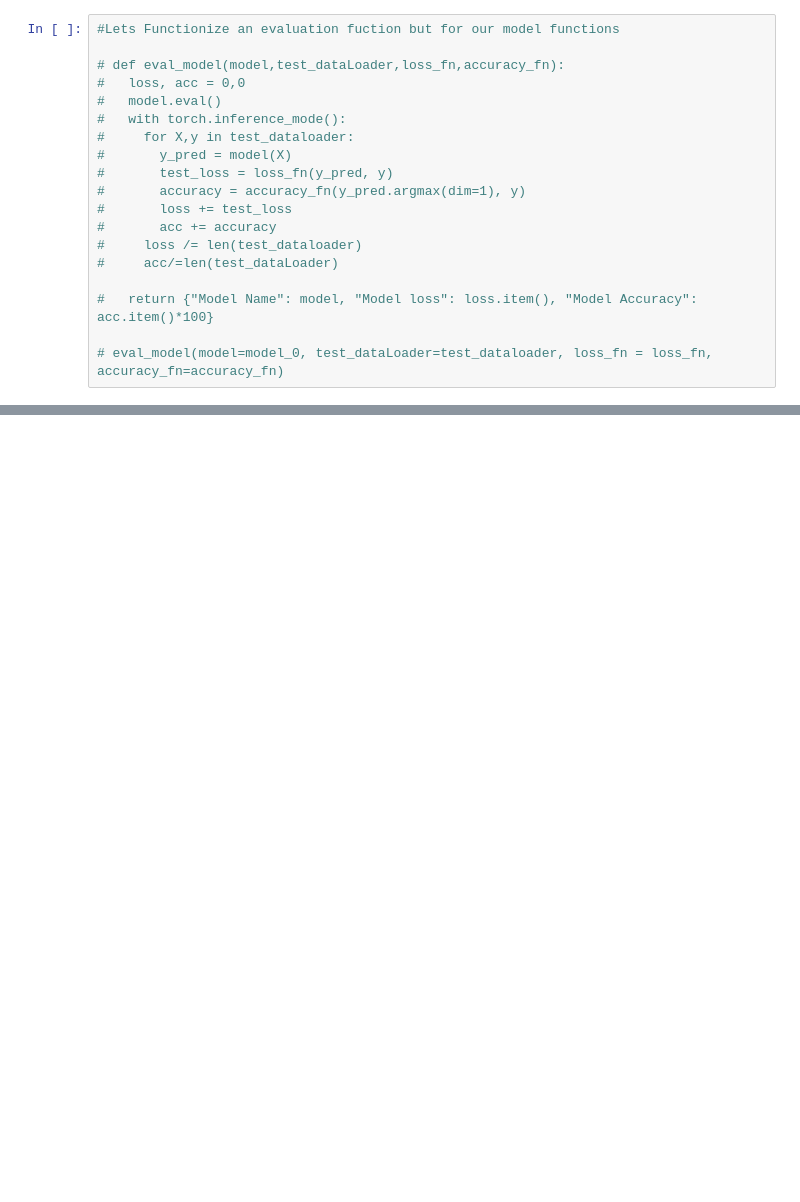
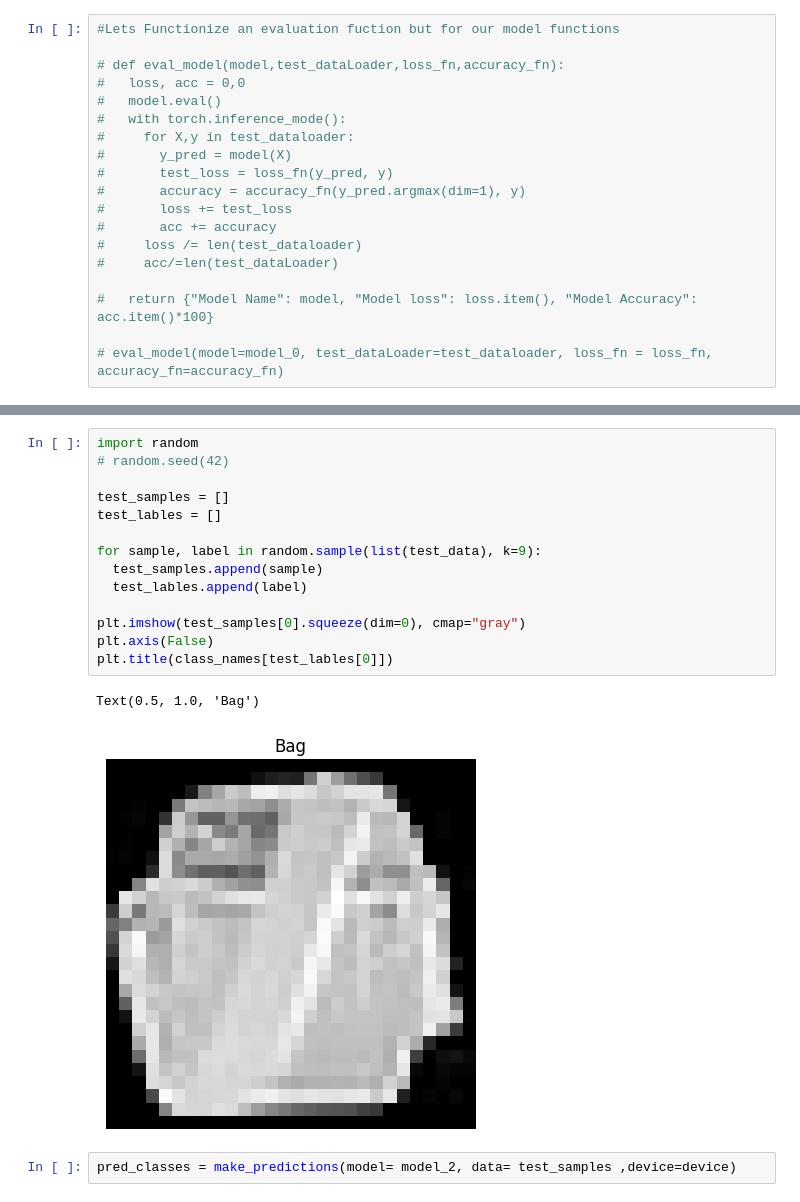
Before and after one commit to Ephraimosse9/Pytorch-course-on-UDEMY--Notes-and-Codes, a Jupyter notebook: 03_Computer_Vision_CNN_Networks.ipynb, the cells around one changed output, grey strips where cells are left out. Cells and saved outputs as stored; diff of their text form; blank space fills up the shorter version.

```diff
--- a/03_Computer_Vision_CNN_Networks.ipynb
+++ b/03_Computer_Vision_CNN_Networks.ipynb
@@ -359,0 +500,19 @@ eval_model(model=model_0, test_dataLoader=test_dataloader, loss_fn = loss_fn, ac
+# %%
+import random
+# random.seed(42)
+
+test_samples = []
+test_lables = []
+
+for sample, label in random.sample(list(test_data), k=9):
+  test_samples.append(sample)
+  test_lables.append(label)
+
+plt.imshow(test_samples[0].squeeze(dim=0), cmap="gray")
+plt.axis(False)
+plt.title(class_names[test_lables[0]])
+# %% [output]
+Text(0.5, 1.0, 'Bag')
+[figure, added]
+# %%
+pred_classes = make_predictions(model= model_2, data= test_samples ,device=device)
```
Also changed, not shown: parts of 29 cells of this notebook.
